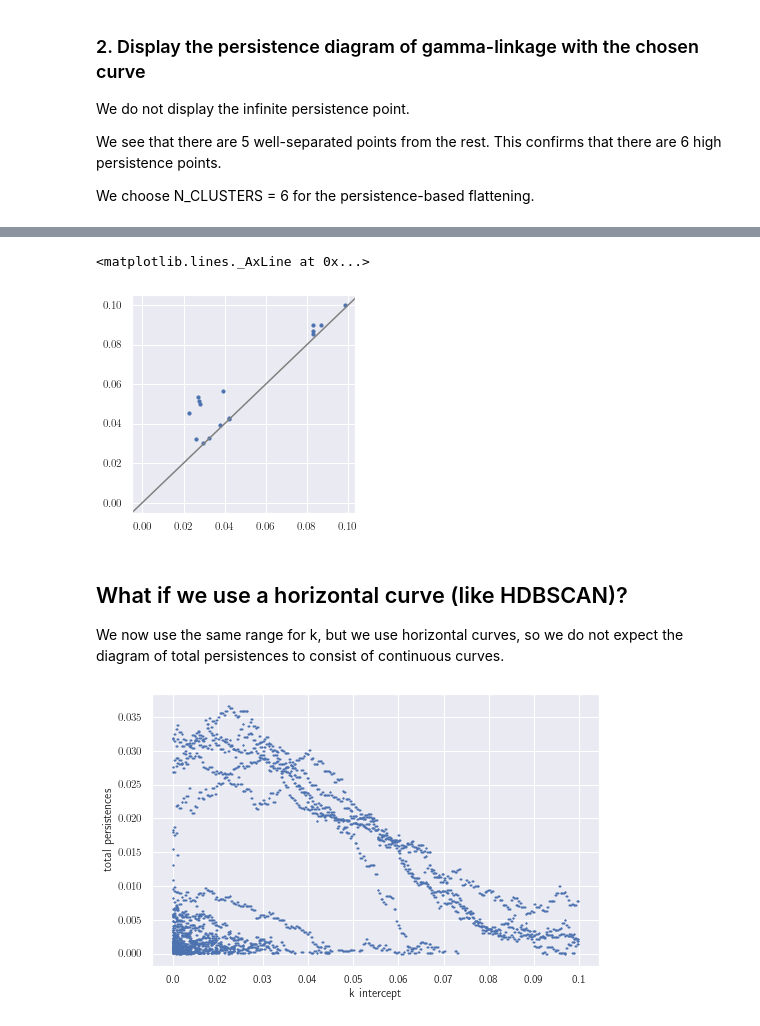
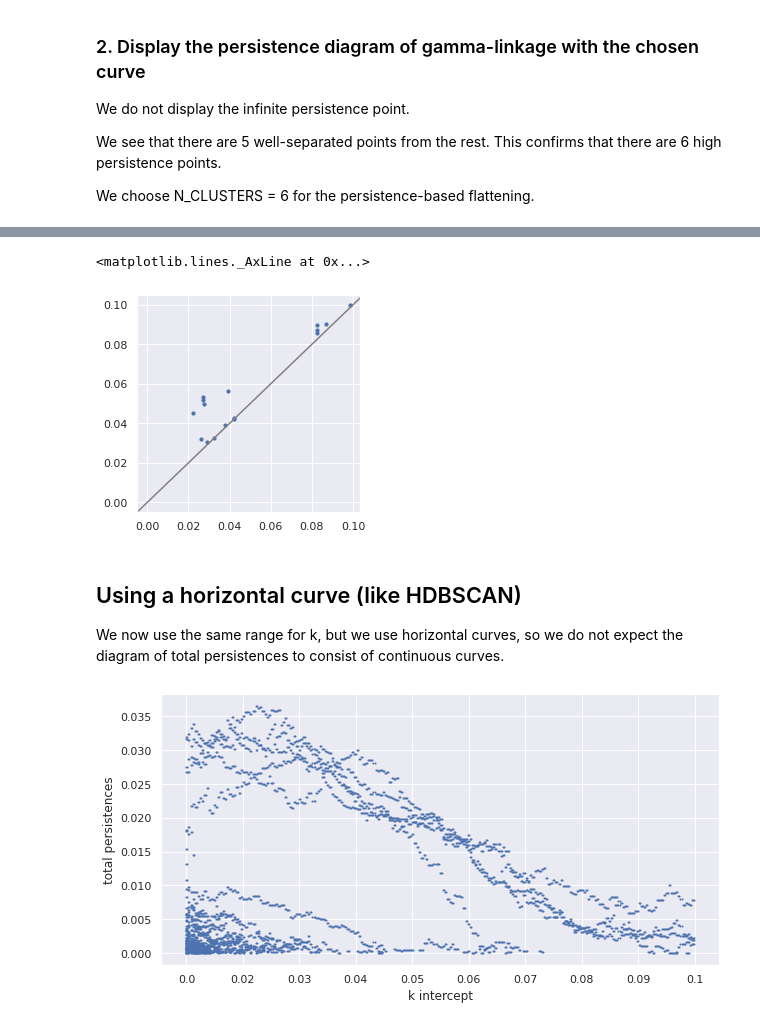
Before and after one commit to LuisScoccola/persistable, a Jupyter notebook: example-6-clusters.ipynb, the cells around one changed output, grey strips where cells are left out. Cells and saved outputs as stored; diff of their text form; code cells hidden in the pictures.

```diff
--- a/example-6-clusters.ipynb
+++ b/example-6-clusters.ipynb
@@ -54,7 +54,7 @@ N_CLUSTERS = 6
 c = hc.persistence_based_flattening(num_clusters=N_CLUSTERS)
 # %%
 fig1, ax1 = plt.subplots() ; fig1.set_figheight(5) ; fig1.set_figwidth(8)
-sns.set(rc={'text.usetex': True}) ; _ = plt.scatter(X.T[0], X.T[1], s=10, alpha = 0.5, c = -c[1], cmap="Accent")
+_ = plt.scatter(X.T[0], X.T[1], s=10, alpha = 0.5, c = -c[1], cmap="Accent")
 # %% [output]
 [figure]
 # %% [markdown]
@@ -107,7 +107,7 @@ for i in range(N_PARAMETERS) :
         points.append([i,y])
 points = np.array(points)
 
-fig1, ax1 = plt.subplots() ; fig1.set_figheight(5) ; fig1.set_figwidth(10) ; plt.xlabel("k intercept") ; plt.ylabel("total persistences") ; fig1.set_figheight(5) ; fig1.set_figwidth(8)
+fig1, ax1 = plt.subplots() ; fig1.set_figheight(5) ; fig1.set_figwidth(10) ; plt.xlabel("k intercept") ; plt.ylabel("total persistences")
 
 _ = plt.xticks(np.linspace(0, N_PARAMETERS, num=10), np.rint(100*np.linspace(initial_k, final_k, num=10))/100 )
 _ = plt.scatter(points.T[0], points.T[1], s = 1, alpha = 1)
@@ -122,9 +122,9 @@ fig1, ax1 = plt.subplots() ;  fig1.set_figheight(4) ; fig1.set_figwidth(4)
 plt.scatter(pd[0].T[0], pd[0].T[1], s = 10) ; ax1.axline((0, 0), slope=1, color='grey')
 # %% [output]
 <matplotlib.lines._AxLine at 0x...>
-[figure, old version]
+[figure, new version]
 # %% [markdown]
-## What if we use a horizontal curve (like HDBSCAN)?
+## Using a horizontal curve (like HDBSCAN)
 
 We now use the same range for k, but we use horizontal curves, so we do not expect the diagram of total persistences to consist of continuous curves.
 # %%
@@ -134,13 +133,13 @@ persistences_h = [ total_persistences(x.gamma_linkage(curve).PD(end="infinity")[
 # %%
 points_h = []
 for i in range(N_PARAMETERS) :
     for y in persistences_h[i] :
         points_h.append([i,y])
 points_h = np.array(points_h)
 
-fig1, ax1 = plt.subplots() ; fig1.set_figheight(5) ; fig1.set_figwidth(10) ; plt.xlabel("k intercept") ; plt.ylabel("total persistences") ; fig1.set_figheight(5) ; fig1.set_figwidth(8)
+fig1, ax1 = plt.subplots() ; fig1.set_figheight(5) ; fig1.set_figwidth(10) ; plt.xlabel("k intercept") ; plt.ylabel("total persistences")
 
 _ = plt.xticks(np.linspace(0, N_PARAMETERS, num=10), np.rint(100*np.linspace(initial_k, final_k, num=10))/100 )
 _ = plt.scatter(points_h.T[0], points_h.T[1], s = 1, alpha = 1)
 # %% [output]
-[figure, old version]
+[figure, new version]
```
Also changed, not shown: parts of 11 cells of this notebook, 2 other files.
